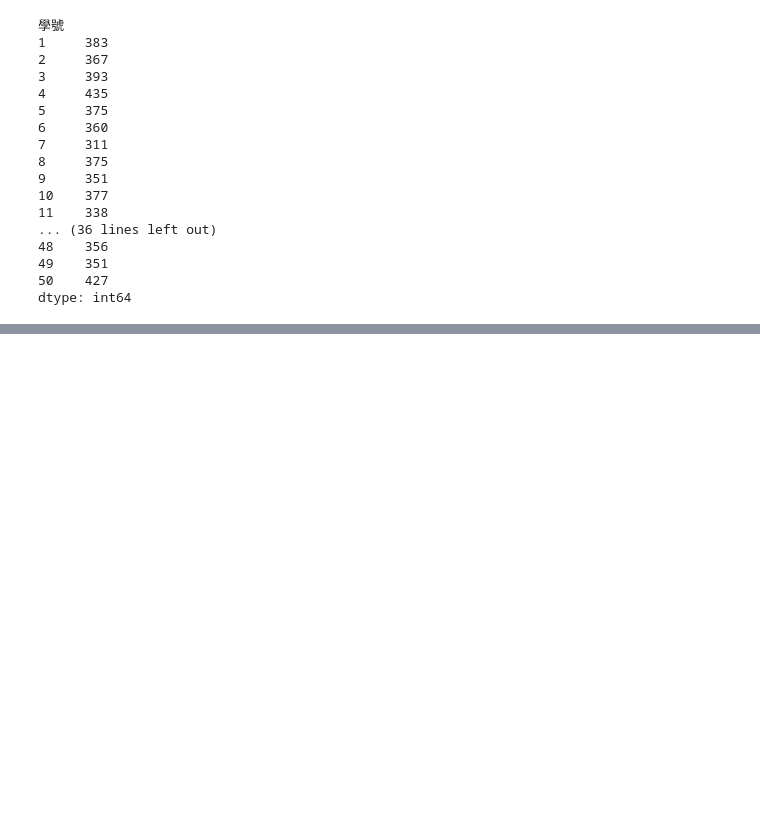
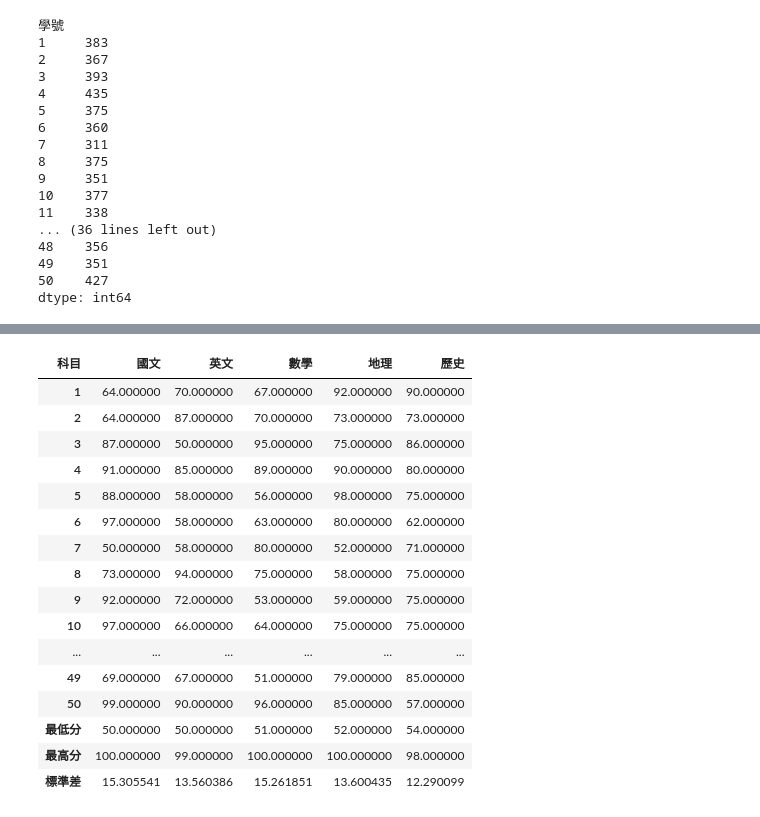
Before and after one commit to Horace2024/_2024_10_22_python_test, a Jupyter notebook: lesson17/lesson17_2.ipynb, the cells around one changed output, grey strips where cells are left out. Saved outputs shown, nothing was run; the diff lists cells and outputs as text; code cells hidden in the pictures; blank space fills up the shorter version.

```diff
--- a/lesson17/lesson17_2.ipynb
+++ b/lesson17/lesson17_2.ipynb
@@ -49,0 +113,4 @@ dtype: int64
+# %%
+def cal3(s):
+    return pd.Series([s.min(),s.max(),s.std()],index=['最低分','最高分','標準差'])
+scores_df3 = scores_df.apply(cal3)
@@ -49,0 +143,20 @@ dtype: int64
+# %%
+pd.concat([scores_df,scores_df3])
+# %% [output]
+| 科目 | 國文 | 英文 | 數學 | 地理 | 歷史 |
+| 1 | 64.000000 | 70.000000 | 67.000000 | 92.000000 | 90.000000 |
+| 2 | 64.000000 | 87.000000 | 70.000000 | 73.000000 | 73.000000 |
+| 3 | 87.000000 | 50.000000 | 95.000000 | 75.000000 | 86.000000 |
+| 4 | 91.000000 | 85.000000 | 89.000000 | 90.000000 | 80.000000 |
+| 5 | 88.000000 | 58.000000 | 56.000000 | 98.000000 | 75.000000 |
+| 6 | 97.000000 | 58.000000 | 63.000000 | 80.000000 | 62.000000 |
+| 7 | 50.000000 | 58.000000 | 80.000000 | 52.000000 | 71.000000 |
+| 8 | 73.000000 | 94.000000 | 75.000000 | 58.000000 | 75.000000 |
+| 9 | 92.000000 | 72.000000 | 53.000000 | 59.000000 | 75.000000 |
+| 10 | 97.000000 | 66.000000 | 64.000000 | 75.000000 | 75.000000 |
+| ... | ... | ... | ... | ... | ... |
+| 49 | 69.000000 | 67.000000 | 51.000000 | 79.000000 | 85.000000 |
+| 50 | 99.000000 | 90.000000 | 96.000000 | 85.000000 | 57.000000 |
+| 最低分 | 50.000000 | 50.000000 | 51.000000 | 52.000000 | 54.000000 |
+| 最高分 | 100.000000 | 99.000000 | 100.000000 | 100.000000 | 98.000000 |
+| 標準差 | 15.305541 | 13.560386 | 15.261851 | 13.600435 | 12.290099 |
```
Also changed, not shown: parts of 6 cells of this notebook, 2 other files.
